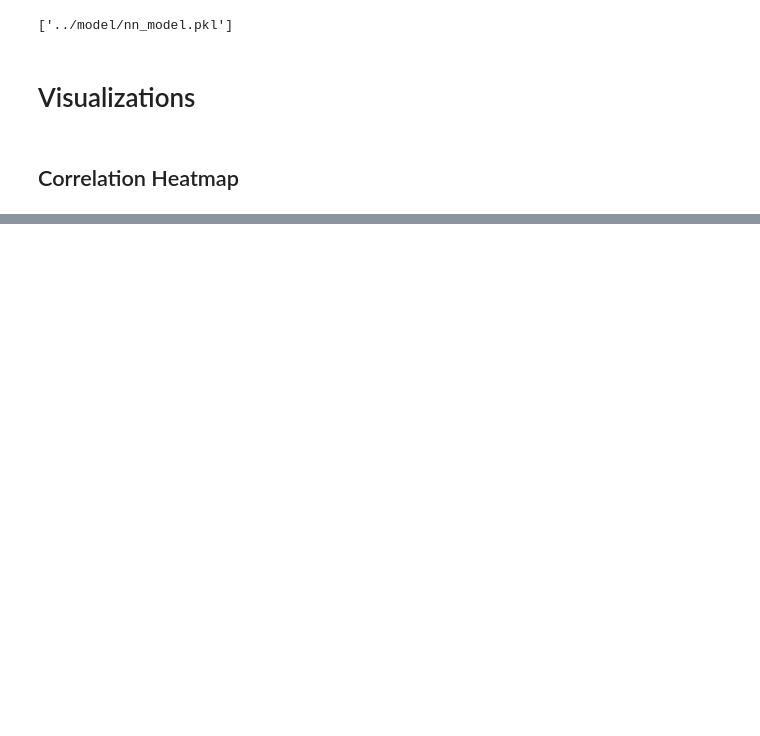
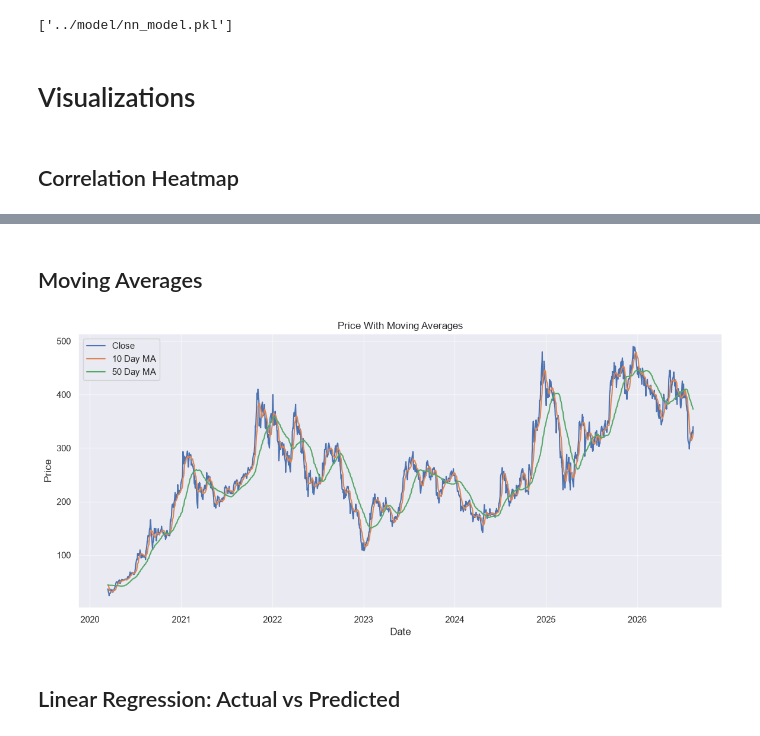
Before and after one commit to Pranav-1719/Data-Science-Machine-Learning, a Jupyter notebook: Stock-Price-Prediction/notebook/Stock_Price_Prediction.ipynb, the cells around one changed output, grey strips where cells are left out. Cells and saved outputs as stored; diff of their text form; code cells hidden in the pictures; blank space fills up the shorter version.

```diff
--- a/Stock-Price-Prediction/notebook/Stock_Price_Prediction.ipynb
+++ b/Stock-Price-Prediction/notebook/Stock_Price_Prediction.ipynb
@@ -392,0 +412,37 @@ plt.show()
+# %% [markdown]
+## Moving Averages
+# %%
+plt.figure(figsize=(14,6))
+
+sns.lineplot(
+    data = df,
+    x = df.index,
+    y = 'Close',
+    label='Close'
+)
+
+sns.lineplot(
+    data = df,
+    x = df.index,
+    y = 'MA_10',
+    label='10 Day MA'
+)
+
+sns.lineplot(
+    data = df,
+    x = df.index,
+    y = 'MA_50',
+    label='50 Day MA'
+)
+
+plt.title('Price With Moving Averages')
+plt.xlabel('Date')
+plt.ylabel('Price')
+
+plt.savefig("../images/Price_With_Moving_Averages.png", dpi=300, bbox_inches ='tight')
+plt.legend()
+plt.show()
+# %% [output]
+[figure, added]
+# %% [markdown]
+## Linear Regression: Actual vs Predicted
```
Also changed, not shown: parts of 27 cells of this notebook, 12 other files.
